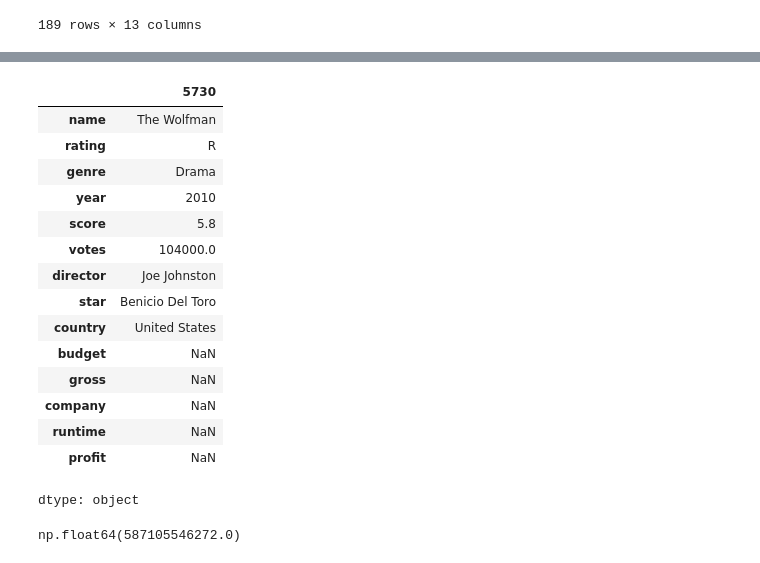
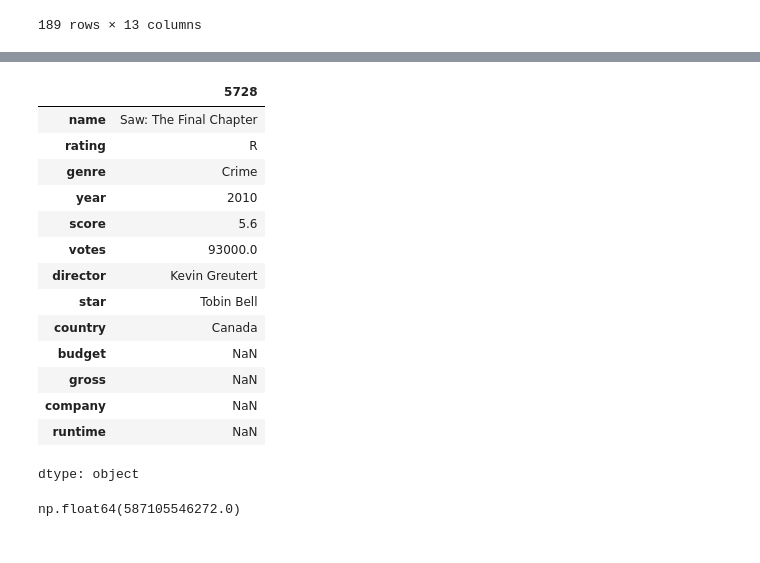
Before and after one commit to Kaidense2026/Pop_culture-, a Jupyter notebook: Pop_Culture_research_project.ipynb, the cells around one changed output, grey strips where cells are left out. Saved outputs shown, nothing was run; the diff lists cells and outputs as text; code cells hidden in the pictures.

```diff
--- a/Pop_Culture_research_project.ipynb
+++ b/Pop_Culture_research_project.ipynb
@@ -157,23 +157,22 @@ movies.loc[5728, 'country'] = 'Canada'
 movies.loc[5730, 'country'] = 'United States'
 movies.loc[7615, 'country'] = 'United States'
 # %%
-movies.iloc[5730]
+movies.iloc[5728]
 # %% [output]
-|  | 5730 |
-| name | The Wolfman |
+|  | 5728 |
+| name | Saw: The Final Chapter |
 | rating | R |
-| genre | Drama |
+| genre | Crime |
 | year | 2010 |
-| score | 5.8 |
-| votes | 104000.0 |
-| director | Joe Johnston |
-| star | Benicio Del Toro |
-| country | United States |
+| score | 5.6 |
+| votes | 93000.0 |
+| director | Kevin Greutert |
+| star | Tobin Bell |
+| country | Canada |
 | budget | NaN |
 | gross | NaN |
 | company | NaN |
 | runtime | NaN |
-| profit | NaN |
 dtype: object
 # %%
 movies['gross'].sum()
```
Also changed, not shown: parts of 10 cells of this notebook.
